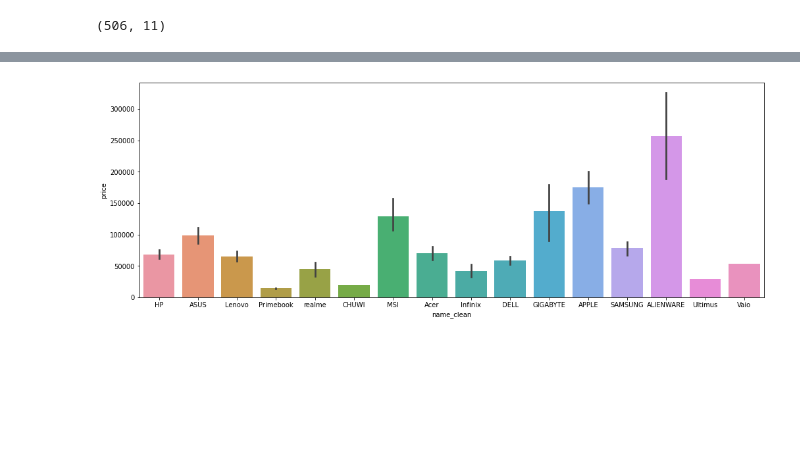
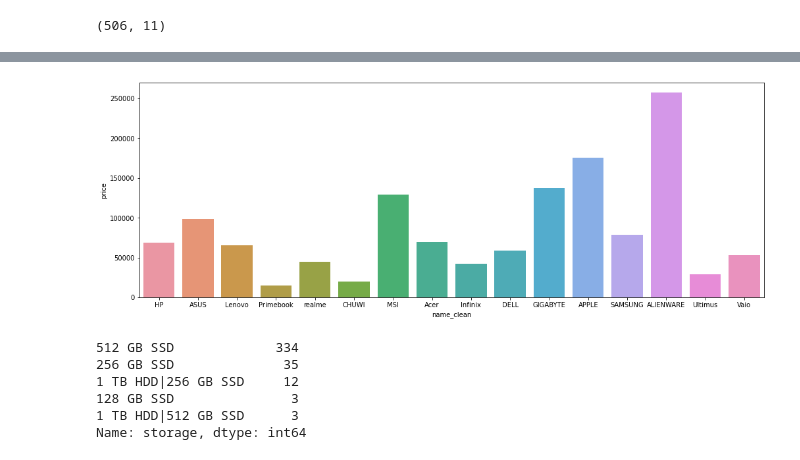
Before and after one commit to jeniljani-4444/End-to-End-Laptop-Price-Prediction, a Jupyter notebook: Flipkart Laptop Price Prediction.ipynb, the cells around one changed output, grey strips where cells are left out. Cells and saved outputs as stored; diff of their text form; code cells hidden in the pictures; blank space fills up the shorter version.

```diff
--- a/Flipkart Laptop Price Prediction.ipynb
+++ b/Flipkart Laptop Price Prediction.ipynb
@@ -186,6 +186,15 @@ df.head()
 | 4 | ASUS Vivobook 15 Core i3 11th Gen... | 34990 | 4.3 | Intel Core i3 Processor (11th Gen) | 8 | 512 GB SSD | 1 | Intel Core i3 | ASUS | 15.6 | ... |
 # %%
 plt.figure(figsize=(17,6))
-sns.barplot(x='name_clean',y='price',data=df);
+sns.barplot(x='name_clean',y='price',data=df,ci=None);
 # %% [output]
-[figure, old version]
+[figure, new version]
+# %%
+df.storage.value_counts()
+# %% [output]
+512 GB SSD             334
+256 GB SSD              35
+1 TB HDD|256 GB SSD     12
+128 GB SSD               3
+1 TB HDD|512 GB SSD      3
+Name: storage, dtype: int64
```
Also changed, not shown: parts of 4 cells of this notebook.
